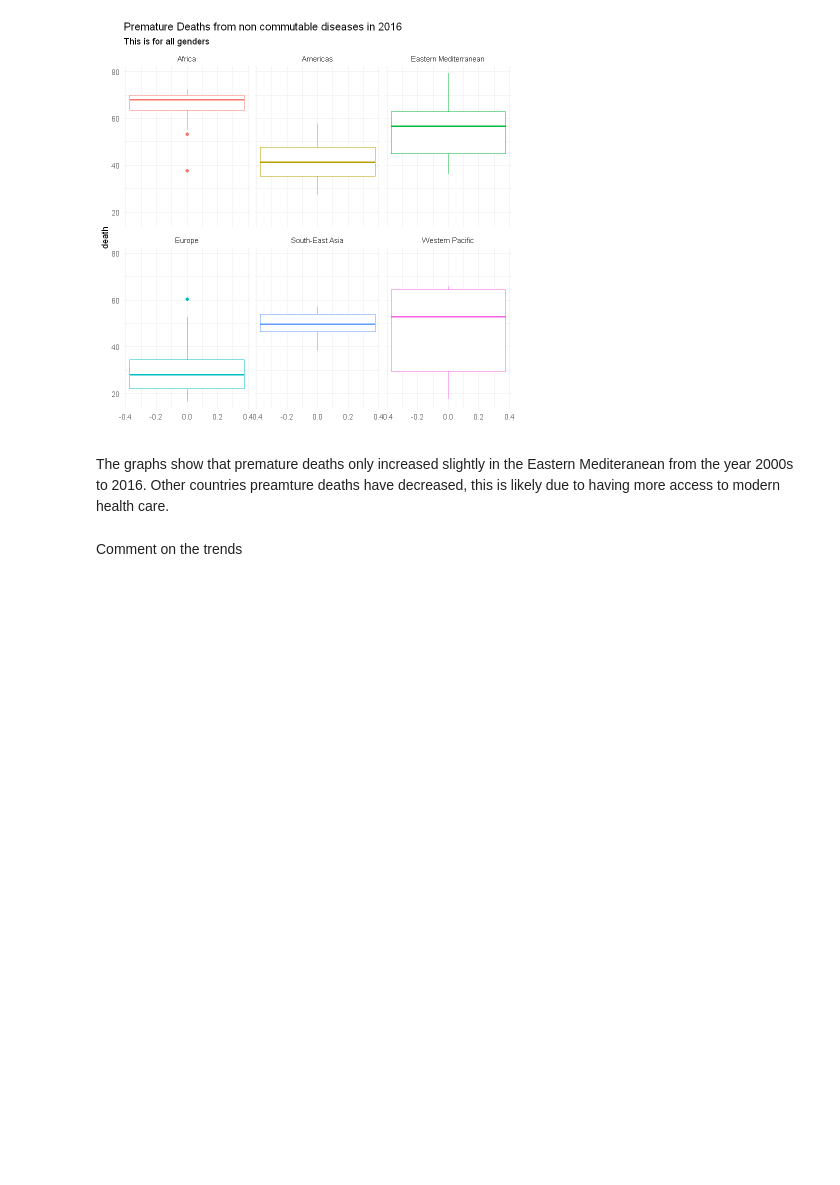
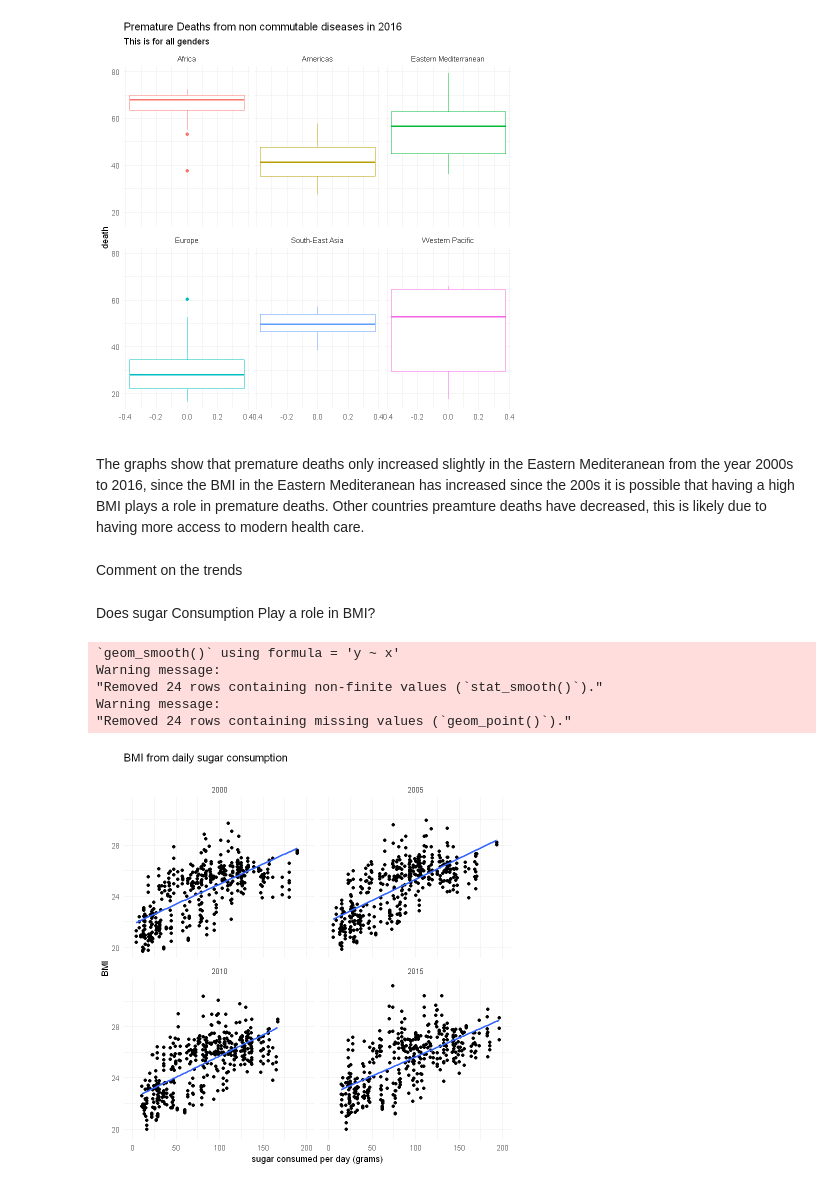
Before and after one commit to jacobm3642/data201-group-project, a Jupyter notebook: Combined_Data.ipynb, the cells around one changed output. Cells and saved outputs as stored; diff of their text form; code cells hidden in the pictures; blank space fills up the shorter version.

```diff
--- a/Combined_Data.ipynb
+++ b/Combined_Data.ipynb
@@ -804,6 +840,32 @@ death_ts
 # %% [output]
 [figure]
 # %% [markdown]
-The graphs show that premature deaths only increased slightly in the Eastern Mediteranean from the year 2000s to 2016. Other countries preamture deaths have decreased, this is likely due to having more access to modern health care.
+The graphs show that premature deaths only increased slightly in the Eastern Mediteranean from the year 2000s to 2016, since the BMI in the Eastern Mediteranean has increased since the 200s it is possible that having a high BMI plays a role in premature deaths. Other countries preamture deaths have decreased, this is likely due to having more access to modern health care.
 # %% [markdown]
 Comment on the trends
+# %% [markdown]
+Does sugar Consumption Play a role in BMI?
+# %%
+merged_data %>%
+  filter(year =='2000'|
+         year =='2005'|
+         year =='2010'|
+         year =='2015') %>%
+  ggplot(aes(x = daily_sugar_pp_grams, y = bmi_ave)) +
+  geom_jitter() +
+  geom_smooth(method='lm', se = FALSE, linewidth=1) +
+  xlim(0,200) +
+  labs(title = 'BMI from daily sugar consumption ',
+       subtitle = '',
+       x = 'sugar consumed per day (grams)',
+       y = 'BMI',
+       colour = '') +
+  facet_wrap(~year) + #this creates a graph for each specified year
+  theme_minimal()
+# %% [output]
+`geom_smooth()` using formula = 'y ~ x'
+Warning message:
+"Removed 24 rows containing non-finite values (`stat_smooth()`)."
+Warning message:
+"Removed 24 rows containing missing values (`geom_point()`)."
+[figure, added]
```
Also changed, not shown: parts of 4 cells of this notebook, 4 other files.
